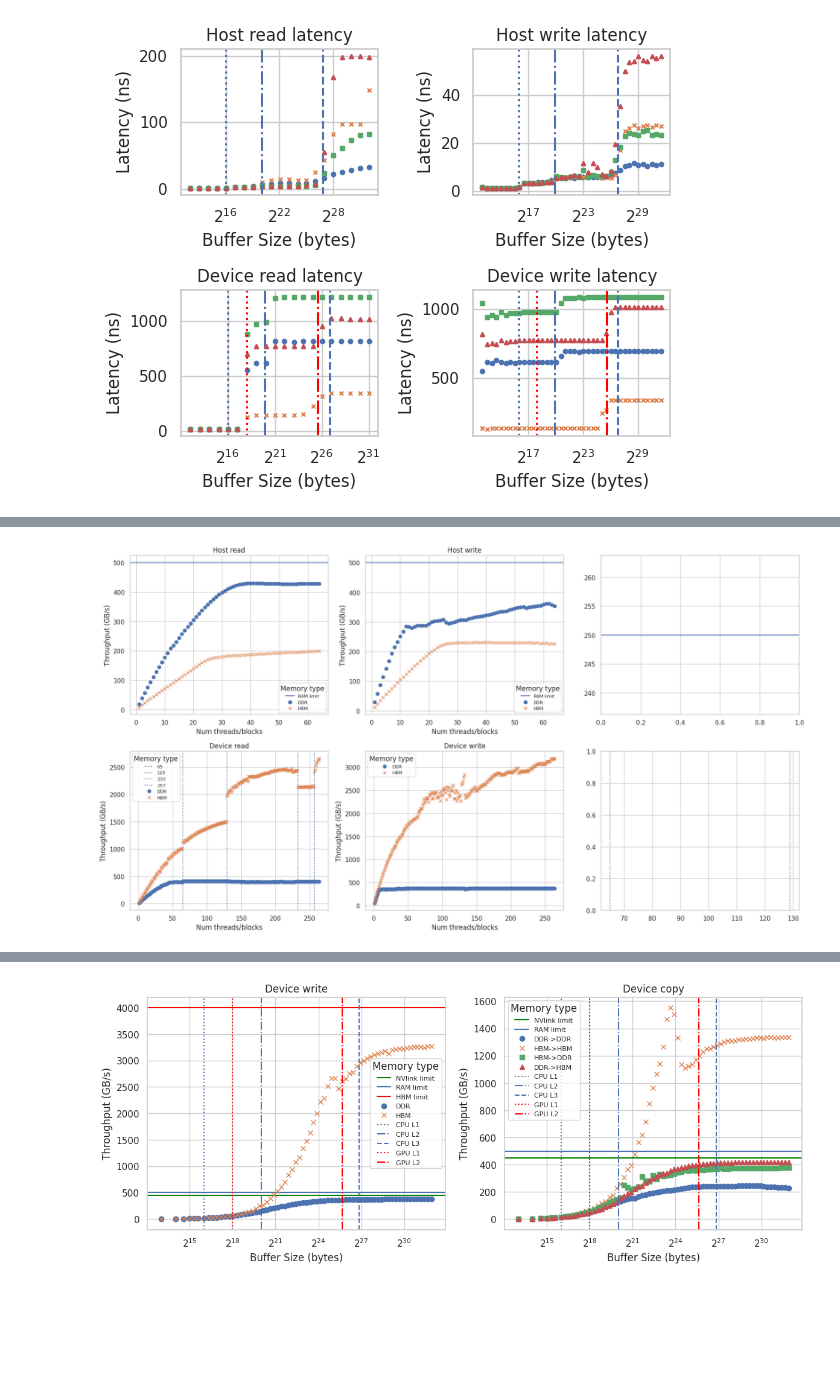
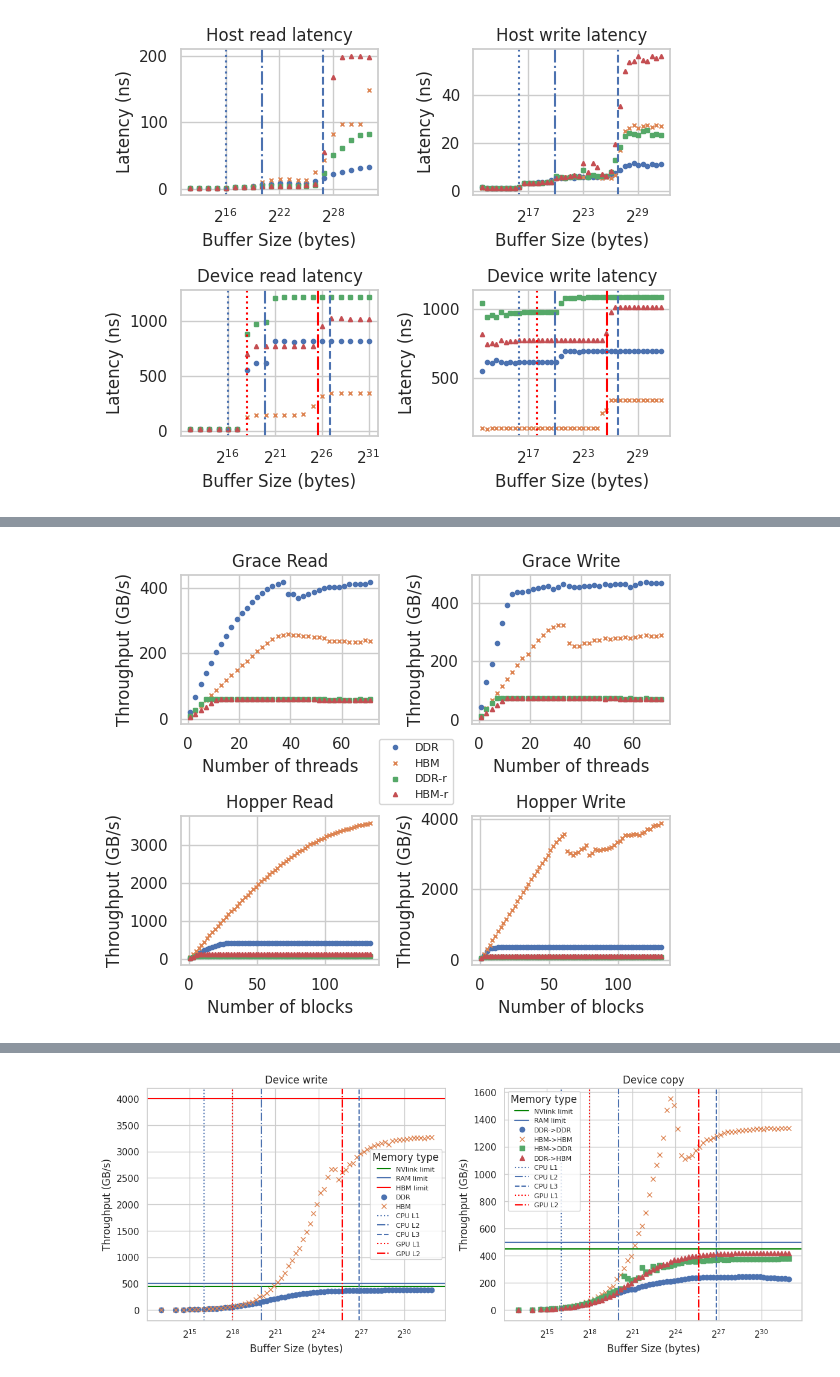
Before and after one commit to ntua-el20062/grace-hopper-benchmark, a Jupyter notebook: src/paper.ipynb, the cells around one changed output, grey strips where cells are left out. Cells and saved outputs as stored; diff of their text form; code cells hidden in the pictures; blank space fills up the shorter version.

```diff
--- a/src/paper.ipynb
+++ b/src/paper.ipynb
@@ -363,9 +413,3 @@ host hbm->hbm copy max 110.39688888888888 (61 threads)
 host hbm->ddr copy max 172.2037777777778 (37 threads)
 host ddr->hbm copy max 217.49222222222224 (46 threads)
 [figure]
-# %%
-fig, (ax1, ax2, ax3) = plt.subplots(1, 3, figsize=(16,4))
-make_read_write_graph(ax1, 'results/read/device/block', 'Device read (1 block, 1024 threads)', show_cpu=False)
-make_read_write_graph(ax2, 'results/write/device/block', 'Device write (1 block, 1024 threads)', show_cpu=False)
-make_copy_graph(ax3, 'results/copy/device/block', 'Device copy (1 block, 1024 threads)')
-plt.tight_layout()
@@ -501,75 +536,21 @@ fig.savefig("latency_scalability.pdf", bbox_inches='tight')
 # %%
-fig, ((ax1, ax2, ax3), (ax4, ax5, ax6)) = plt.subplots(2, 3, figsize=(18,10))
-ax4.axvline(x=65, ls=':', label = f'65')
-ax4.axvline(x=129, ls=':', label = f'129')
-ax4.axvline(x=233, ls=':', label = f'233')
-ax4.axvline(x=257, ls=':', label = f'257')
-ax6.axvline(x=65, ls=':', label = f'65')
-ax6.axvline(x=129, ls=':', label = f'129')
-ax1.axhline(y=500, label='RAM limit')
-ax2.axhline(y=500, label='RAM limit')
-ax3.axhline(y=250, label='Half RAM limit')
-make_read_write_graph(ax1, 'results/read/host/scalability', 'Host read', True)
-make_read_write_graph(ax2, 'results/write/host/scalability', 'Host write', True)
+fig, ((ax1, ax2), (ax3, ax4)) = plt.subplots(2, 2, figsize=(6,5))
+# ax4.axvline(x=65, ls=':', label = f'65')
+# ax4.axvline(x=129, ls=':', label = f'129')
+# ax4.axvline(x=233, ls=':', label = f'233')
+# ax4.axvline(x=257, ls=':', label = f'257')
+# ax6.axvline(x=65, ls=':', label = f'65')
+# ax6.axvline(x=129, ls=':', label = f'129')
+# ax1.axhline(y=500, label='RAM limit')
+# ax2.axhline(y=500, label='RAM limit')
+# ax3.axhline(y=250, label='Half RAM limit')
+make_read_write_graph(ax1, 'results/read/host/scalability', 'Grace Read', True, remote=True, legend=False)
+make_read_write_graph(ax2, 'results/write/host/scalability', 'Grace Write', True, remote=True, legend=False)
 # make_copy_graph(ax3, 'results/copy/host/scalability', 'Host copy', True)
-make_read_write_graph(ax4, 'results/read/device/scalability', 'Device read', True)
-make_read_write_graph(ax5, 'results/write/device/scalability', 'Device write', True)
+make_read_write_graph(ax3, 'results/read/device/scalability', 'Hopper Read', True, remote=True, legend=False, is_cpu=False)
+make_read_write_graph(ax4, 'results/write/device/scalability', 'Hopper Write', True, remote=True, legend=False, is_cpu=False)
 # make_copy_graph(ax6, 'results/copy/device/scalability', 'Device copy', True)
 plt.tight_layout()
-
-#getting maxes
-l = list(str(elem) for elem in range(1,65))
-host_reads = list(results_generator(l, 'results/read/host/scalability/ddr', skip=1))
-am = np.argmax(host_reads)
-print(f'host ddr read max {host_reads[am]} ({am+1} threads)')
-host_reads = list(results_generator(l, 'results/read/host/scalability/hbm', skip=1))
-am = np.argmax(host_reads)
-print(f'host hbm read max {host_reads[am]} ({am+1} threads)')
-host_writes = list(results_generator(l, 'results/write/host/scalability/ddr', skip=1))
-am = np.argmax(host_writes)
-print(f'host ddr write max {host_writes[am]} ({am+1} threads)')
-host_writes = list(results_generator(l, 'results/write/host/scalability/hbm', skip=1))
-am = np.argmax(host_writes)
-print(f'host hbm write max {host_writes[am]} ({am+1} threads)')
-
-
-host_copies = list(results_generator(l, 'results/copy/host/scalability/ddr_ddr', skip=1))
-am = np.argmax(host_copies)
-print(f'host ddr->ddr copy max {host_copies[am]} ({am+1} threads)')
-host_copies = list(results_generator(l, 'results/copy/host/scalability/hbm_hbm', skip=1))
-am = np.argmax(host_copies)
-print(f'host hbm->hbm copy max {host_copies[am]} ({am+1} threads)')
-host_copies = list(results_generator(l, 'results/copy/host/scalability/hbm_ddr', skip=1))
-am = np.argmax(host_copies)
-print(f'host hbm->ddr copy max {host_copies[am]} ({am+1} threads)')
-host_copies = list(results_generator(l, 'results/copy/host/scalability/ddr_hbm', skip=1))
-am = np.argmax(host_copies)
-print(f'host ddr->hbm copy max {host_copies[am]} ({am+1} threads)')
-
-l = list(str(elem) for elem in range(1,265))
-device_copies = list(results_generator(l, 'results/copy/device/scalability/ddr_ddr', skip=1))
-am = np.argmax(device_copies)
-print(f'device ddr->ddr copy max {device_copies[am]} ({am+1} blocks)')
-device_copies = list(results_generator(l, 'results/copy/device/scalability/hbm_hbm', skip=1))
-am = np.argmax(device_copies)
-print(f'device hbm->hbm copy max {device_copies[am]} ({am+1} blocks)')
-device_copies = list(results_generator(l, 'results/copy/device/scalability/hbm_ddr', skip=1))
-am = np.argmax(device_copies)
-print(f'device hbm->ddr copy max {device_copies[am]} ({am+1} blocks)')
-device_copies = list(results_generator(l, 'results/copy/device/scalability/ddr_hbm', skip=1))
-am = np.argmax(device_copies)
-print(f'device ddr->hbm copy max {device_copies[am]} ({am+1} blocks)')
-
-device_reads = list(results_generator(l, 'results/read/device/scalability/ddr', skip=1))
-am = np.argmax(device_reads)
-print(f'device ddr read max {device_reads[am]} ({am+1} threads)')
-device_reads = list(results_generator(l, 'results/read/device/scalability/hbm', skip=1))
-am = np.argmax(device_reads)
-print(f'device hbm read max {device_reads[am]} ({am+1} threads)')
-device_writes = list(results_generator(l, 'results/write/device/scalability/ddr', skip=1))
-am = np.argmax(device_writes)
-print(f'device ddr write max {device_writes[am]} ({am+1} threads)')
-device_writes = list(results_generator(l, 'results/write/device/scalability/hbm', skip=1))
-am = np.argmax(device_writes)
-print(f'device hbm write max {device_writes[am]} ({am+1} threads)')
+ax4.legend(loc='center left', bbox_to_anchor=(-0.5, 1.3), fontsize=8)
+fig.savefig("read_write_scalability.pdf", bbox_inches='tight')
 # %% [output]
@@ -581 +557 @@ FileNotFoundError: [Errno 2] No such file or directory: 'results/copy/host/scala
-[figure, old version]
+[figure, new version]
```
Also changed, not shown: parts of 12 cells of this notebook, 6 other files.
